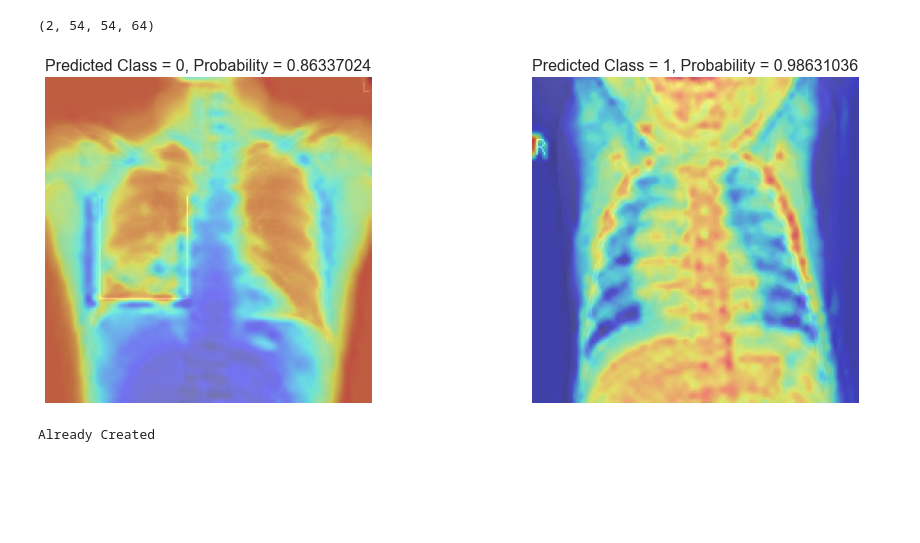
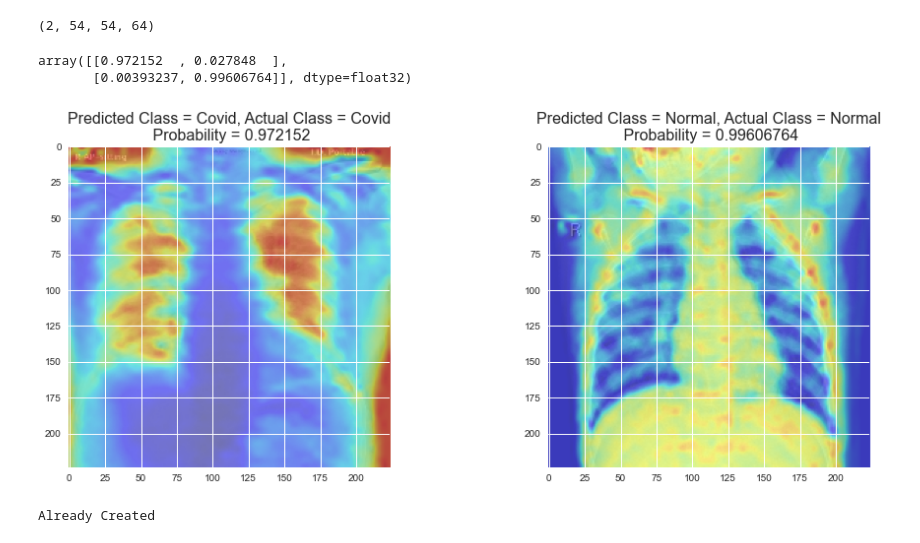
Before and after one commit to sb-robo/Covid-Detection-with-XRay-images, a Jupyter notebook: Grad cam (Class Activation).ipynb, the cells around one changed output. Saved outputs shown, nothing was run; the diff lists cells and outputs as text; code cells hidden in the pictures; blank space fills up the shorter version.

```diff
--- a/Grad cam (Class Activation).ipynb
+++ b/Grad cam (Class Activation).ipynb
@@ -101,30 +101,34 @@ features,results = cam_model.predict(img_data)
 features.shape
 # %% [output]
 (2, 54, 54, 64)
+# %%
+results
+# %% [output]
+array([[0.972152  , 0.027848  ],
+       [0.00393237, 0.99606764]], dtype=float32)
 # %%
 fig,ax = plt.subplots(1,2,figsize=(16,6))
 
 for i in range(2):
     features_for_one_img = features[i,:,:,:]
     height_roomout = img_data.shape[1]/features_for_one_img.shape[0]
     width_roomout  = img_data.shape[2]/features_for_one_img.shape[1]
 
     cam_features = sp.ndimage.zoom(features_for_one_img, (height_roomout, width_roomout, 1), order=2)
     pred = np.argmax(results[i])
 
     cam_weights = gap_weights[:,pred]
     cam_output  = np.dot(cam_features,cam_weights)
 
-    buf = 'Predicted Class = ' +str( pred )+ ', Probability = ' + str(results[i][pred])
+    buf = 'Predicted Class = ' +str( class_dict[pred] )+ ', Actual Class = ' +str(class_dict[i])+'\n Probability = ' + str(results[i][pred])
 
     ax[i].imshow(np.squeeze(img_data[i]), alpha=0.5)
     ax[i].imshow(cam_output, cmap='jet', alpha=0.5)
     ax[i].set_title(buf,fontsize=16)
-    ax[i].axis('off')
 
 plt.show()
 # %% [output]
-[figure, old version]
+[figure, new version]
 # %%
 if not os.path.exists('./Class Activation Images'):
     os.mkdir('./Class Activation Images')
```
Also changed, not shown: parts of 3 cells of this notebook.
